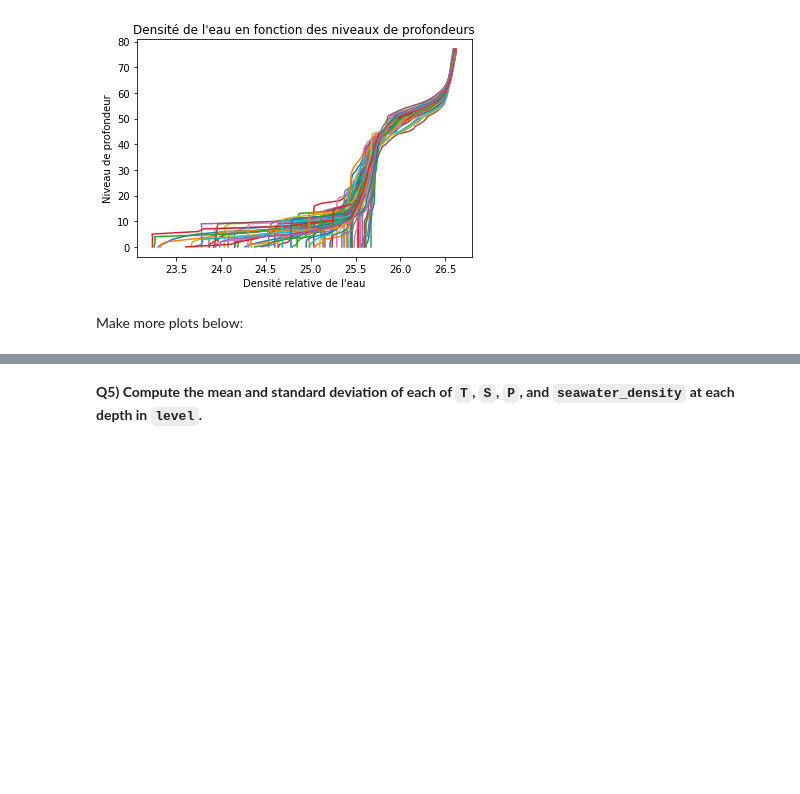
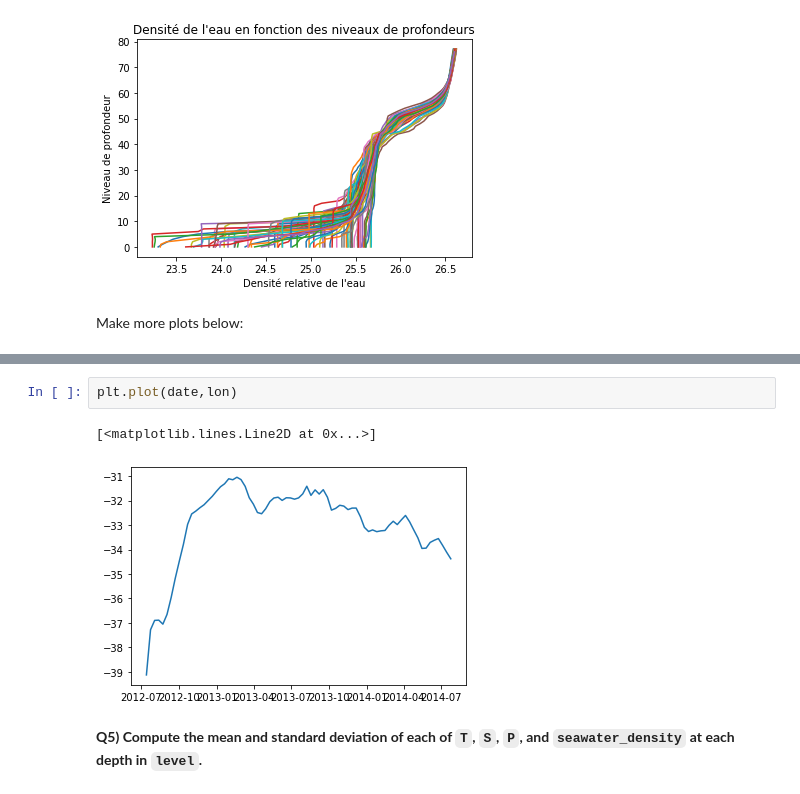
Before and after one commit to mrfabien/2022_Intro_Python, a Jupyter notebook: Exercises/W2_S1.ipynb, the cells around one changed output, grey strips where cells are left out. Saved outputs shown, nothing was run; the diff lists cells and outputs as text; blank space fills up the shorter version.

```diff
--- a/Exercises/W2_S1.ipynb
+++ b/Exercises/W2_S1.ipynb
@@ -249,3 +257,8 @@ Make more plots below:
+# %%
+plt.plot(date,lon)
+# %% [output]
+[<matplotlib.lines.Line2D at 0x...>]
+[figure, added]
 # %% [markdown]
 **Q5) Compute the mean and standard deviation of each of `T`, `S`, `P`, and `seawater_density` at each depth in `level`.**
 # %% [markdown]
```
Also changed, not shown: parts of 1 cell of this notebook.
